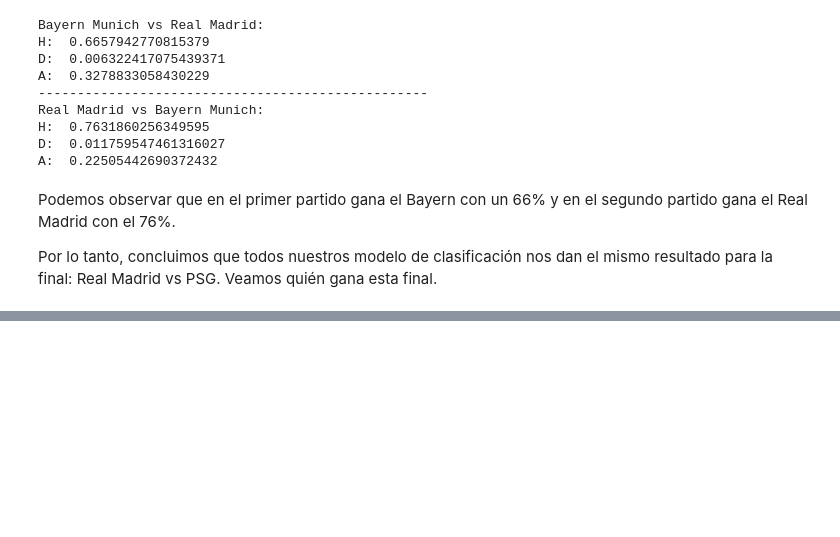
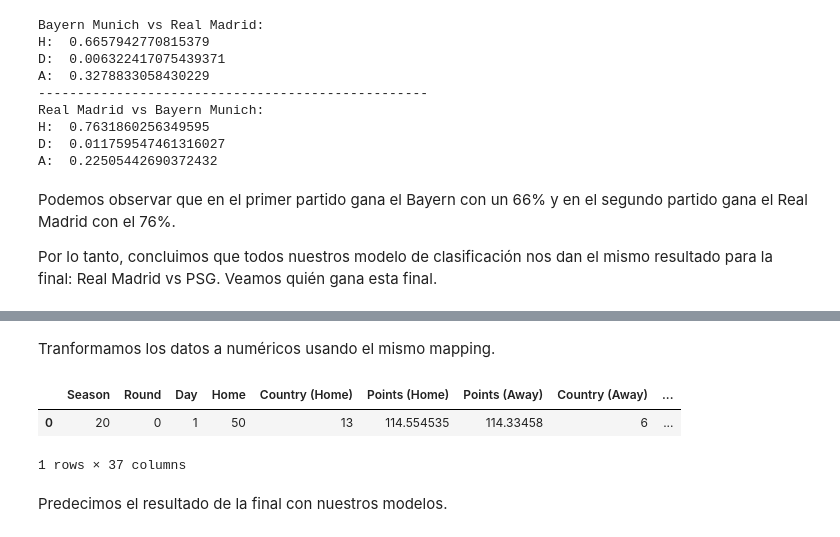
Before and after one commit to lauralardies/uefa_analisis, a Jupyter notebook: UEFA/modelos/aprendizaje supervisado/clasificacion.ipynb, the cells around one changed output, grey strips where cells are left out. Drawn from its saved outputs; the diff is of its cells as text; code cells hidden in the pictures; blank space fills up the shorter version.

```diff
--- a/UEFA/modelos/aprendizaje supervisado/clasificacion.ipynb
+++ b/UEFA/modelos/aprendizaje supervisado/clasificacion.ipynb
@@ -412,0 +422,24 @@ Por lo tanto, concluimos que todos nuestros modelo de clasificación nos dan el
+# %% [markdown]
+Tranformamos los datos a numéricos usando el mismo mapping.
+# %%
+data = final.copy()
+
+# Aplicamos mapping a las columnas
+for col, col_mapping in mapping.items():
+    if col in data.columns:
+        data[col] = data[col].map(col_mapping)
+    else:
+        if col == 'Squad':
+            data['Home'] = data['Home'].map(col_mapping)
+            data['Away'] = data['Away'].map(col_mapping)
+        elif col == 'Country':
+            data['Country (Home)'] = data['Country (Home)'].map(col_mapping)
+            data['Country (Away)'] = data['Country (Away)'].map(col_mapping)
+
+data.head()
+# %% [output]
+|  | Season | Round | Day | Home | Country (Home) | Points (Home) | Points (Away) | Country (Away) | ... |
+| 0 | 20 | 0 | 1 | 50 | 13 | 114.554535 | 114.33458 | 6 | ... |
+1 rows × 37 columns
+# %% [markdown]
+Predecimos el resultado de la final con nuestros modelos.
```
Also changed, not shown: parts of 9 cells of this notebook.
